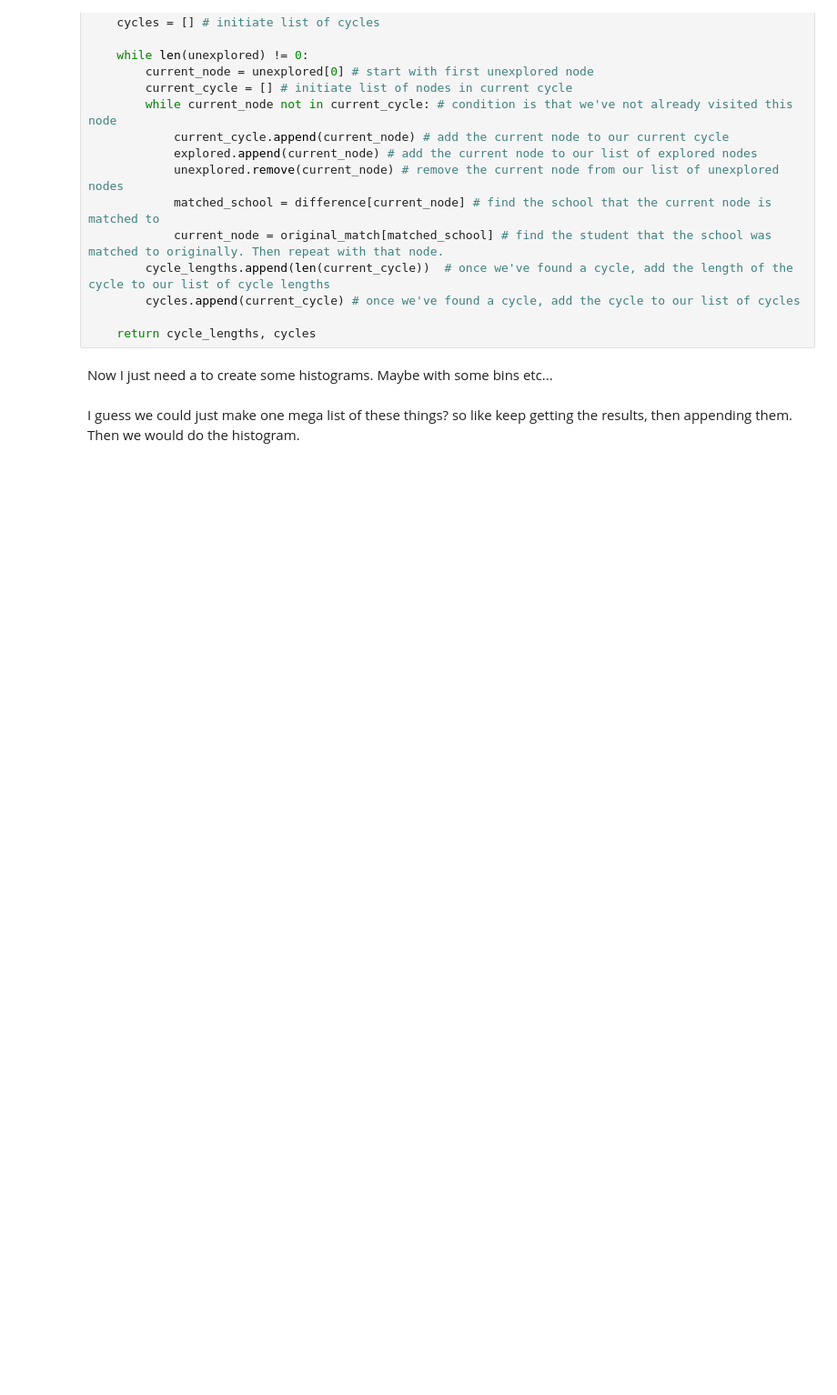
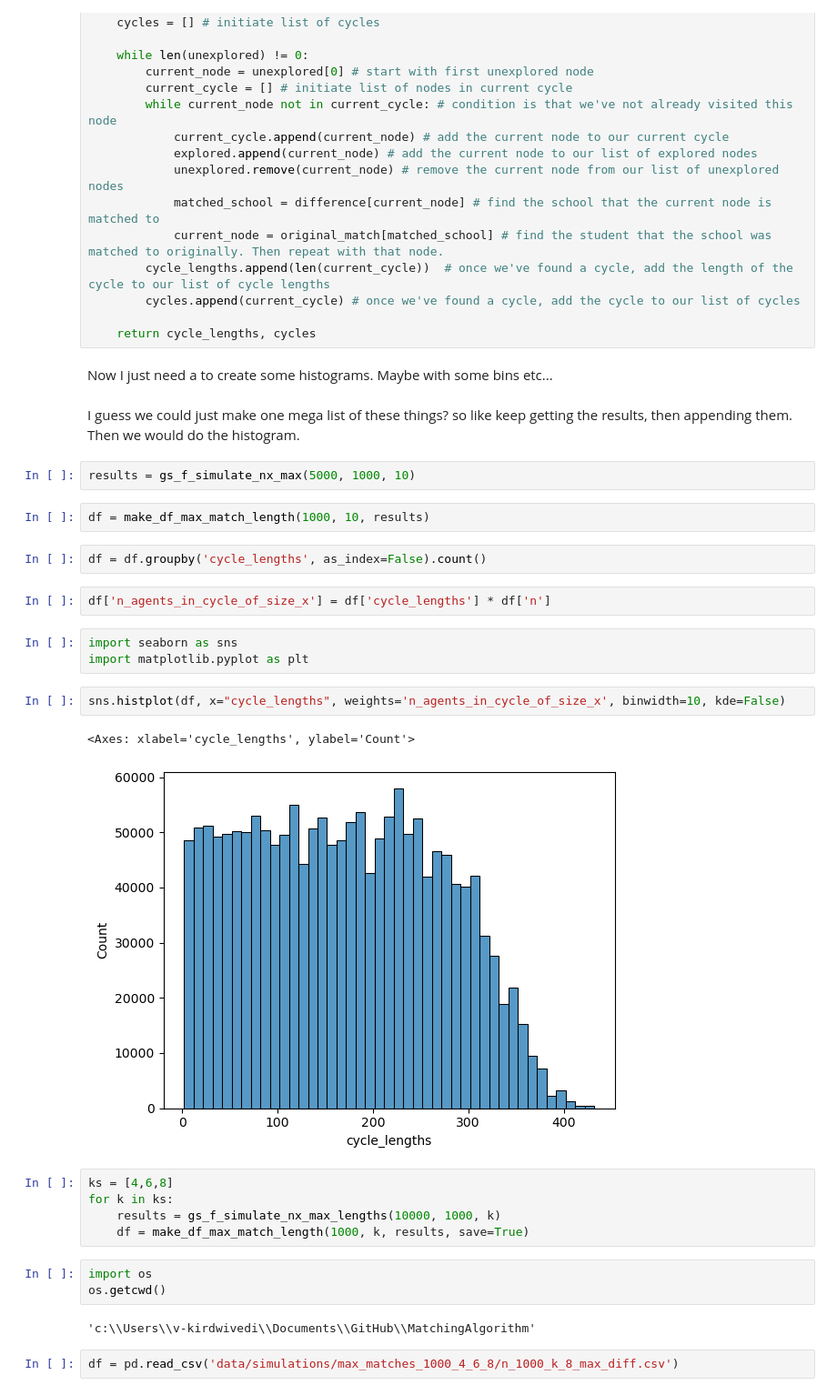
Before and after one commit to kirandwiv/MatchingAlgorithm, a Jupyter notebook: cycle_len.ipynb, the cells around one changed output. Shown at 91% size. Saved outputs shown, nothing was run; the diff lists cells and outputs as text; blank space fills up the shorter version.

```diff
--- a/cycle_len.ipynb
+++ b/cycle_len.ipynb
@@ -67,3 +67,31 @@ def len_cycles(x1, x2):
 Now I just need a to create some histograms. Maybe with some bins etc...
 # %% [markdown]
 I guess we could just make one mega list of these things? so like keep getting the results, then appending them. Then we would do the histogram.
+# %%
+results = gs_f_simulate_nx_max(5000, 1000, 10)
+# %%
+df = make_df_max_match_length(1000, 10, results)
+# %%
+df = df.groupby('cycle_lengths', as_index=False).count()
+# %%
+df['n_agents_in_cycle_of_size_x'] = df['cycle_lengths'] * df['n']
+# %%
+import seaborn as sns
+import matplotlib.pyplot as plt
+# %%
+sns.histplot(df, x="cycle_lengths", weights='n_agents_in_cycle_of_size_x', binwidth=10, kde=False)
+# %% [output]
+<Axes: xlabel='cycle_lengths', ylabel='Count'>
+[figure, added]
+# %%
+ks = [4,6,8]
+for k in ks:
+    results = gs_f_simulate_nx_max_lengths(10000, 1000, k)
+    df = make_df_max_match_length(1000, k, results, save=True)
+# %%
+import os
+os.getcwd()
+# %% [output]
+'c:\\Users\\v-kirdwivedi\\Documents\\GitHub\\MatchingAlgorithm'
+# %%
+df = pd.read_csv('data/simulations/max_matches_1000_4_6_8/n_1000_k_8_max_diff.csv')
```
Also changed, not shown: parts of 5 cells of this notebook, 10 other files.
